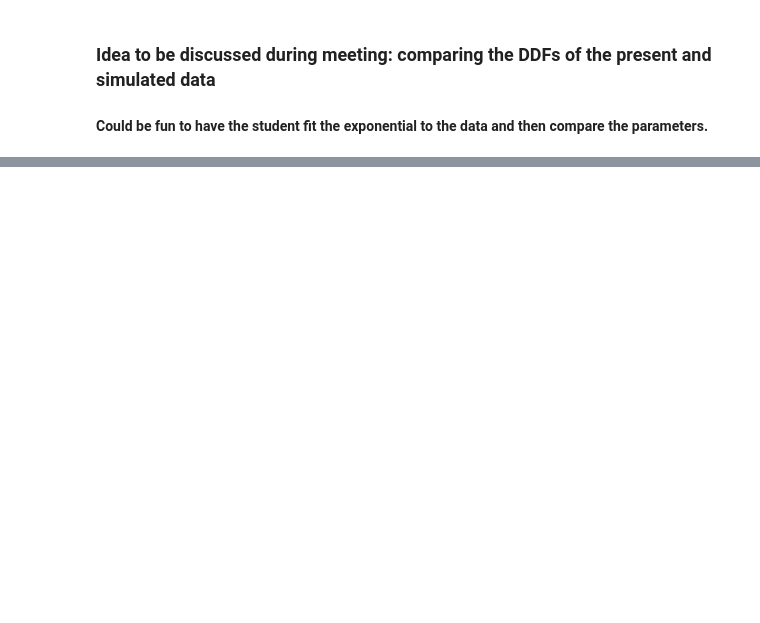
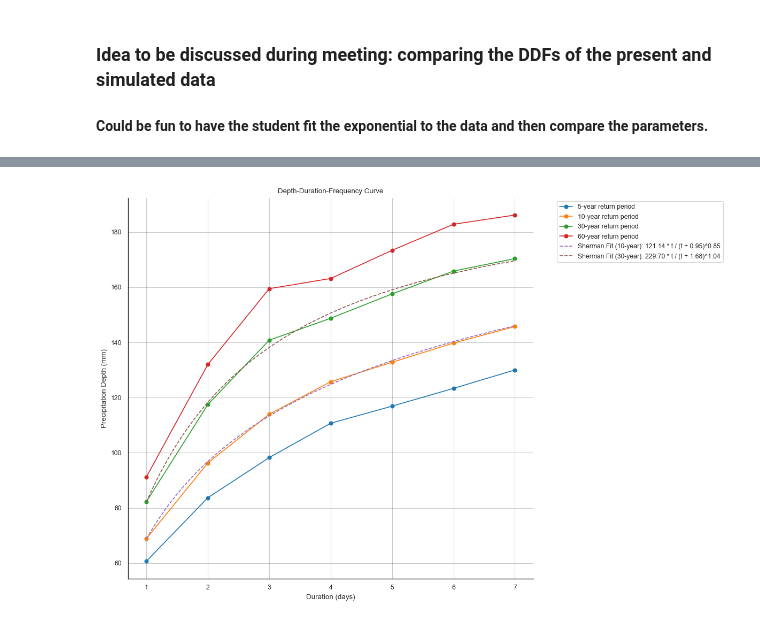
Before and after one commit to CooperBigFoot/climate-impacts, a Jupyter notebook: code/eda.ipynb, the cells around one changed output, grey strips where cells are left out. Saved outputs shown, nothing was run; the diff lists cells and outputs as text; code cells hidden in the pictures; blank space fills up the shorter version.

```diff
--- a/code/eda.ipynb
+++ b/code/eda.ipynb
@@ -303,0 +332,4 @@ cs.plot_ddf(processed_present_data)
+# %%
+observed.plot_ddf(fit_return_periods=[10, 30])
+# %% [output]
+[figure, added]
```
Also changed, not shown: parts of 7 cells of this notebook, 2 other files.
